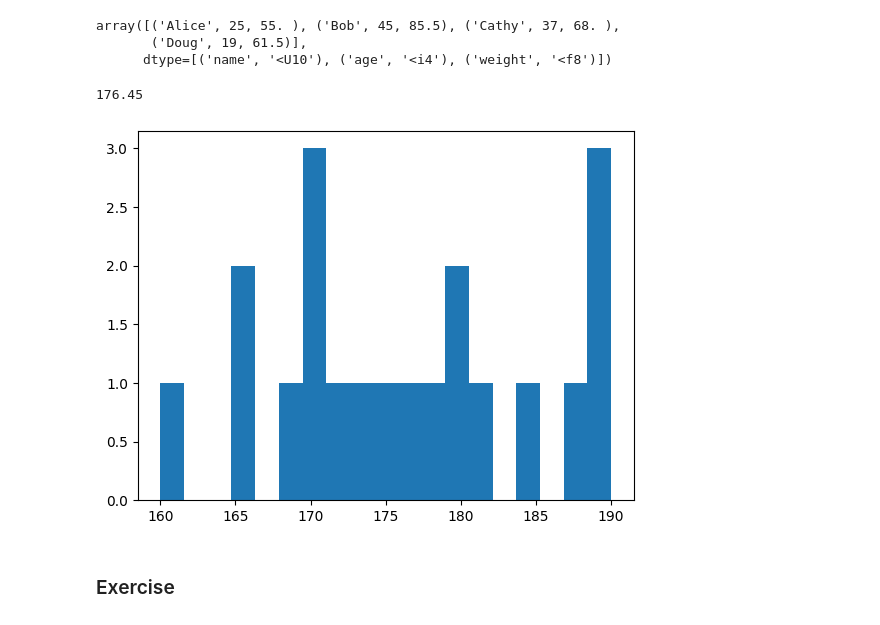
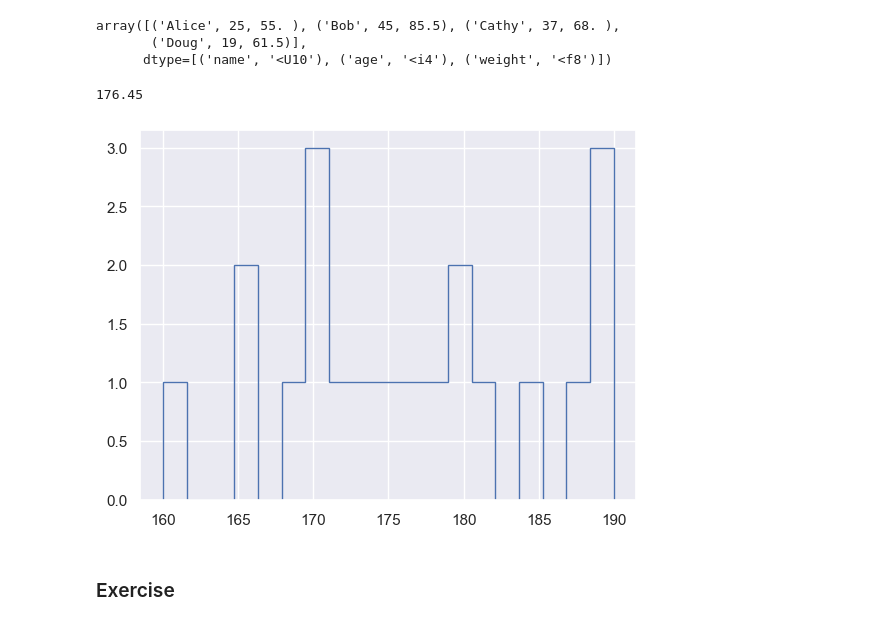
Before and after one commit to HerbSek/Learning-Data-Science, a Jupyter notebook: numpy.ipynb, the cells around one changed output. Drawn from its saved outputs; the diff is of its cells as text; code cells hidden in the pictures.

```diff
--- a/numpy.ipynb
+++ b/numpy.ipynb
@@ -727,19 +740,20 @@ array([('Alice', 25, 55. ), ('Bob', 45, 85.5), ('Cathy', 37, 68. ),
 # %%
 import numpy as np
 import pandas as pd
 from matplotlib import pyplot as plt
-import sea
+import seaborn
 
+seaborn.set()
 file = pd.read_csv('president.csv')
 data = np.array(file['height(cm)'])
 maxi = np.max(data)
 mini = np.min(data)
 bin_data = np.linspace(mini, maxi, len(data))
-plt.hist(data, bin_data)
+plt.hist(data, bin_data , histtype="step")
 print(np.mean(data))
 # %% [output]
 176.45
-[figure, old version]
+[figure, new version]
 # %% [markdown]
 ### Exercise
 # %%
```
Also changed, not shown: parts of 8 cells of this notebook.
